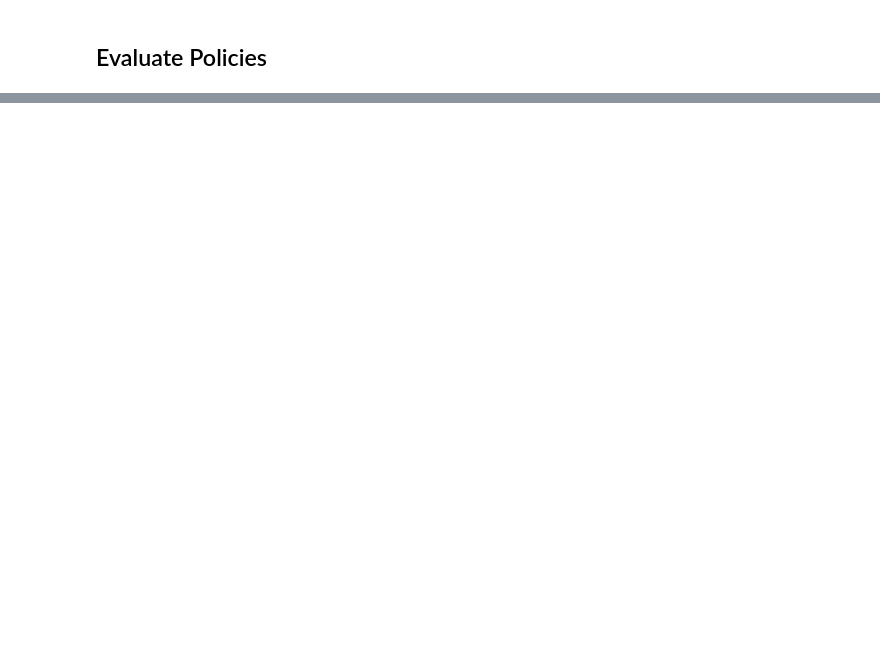
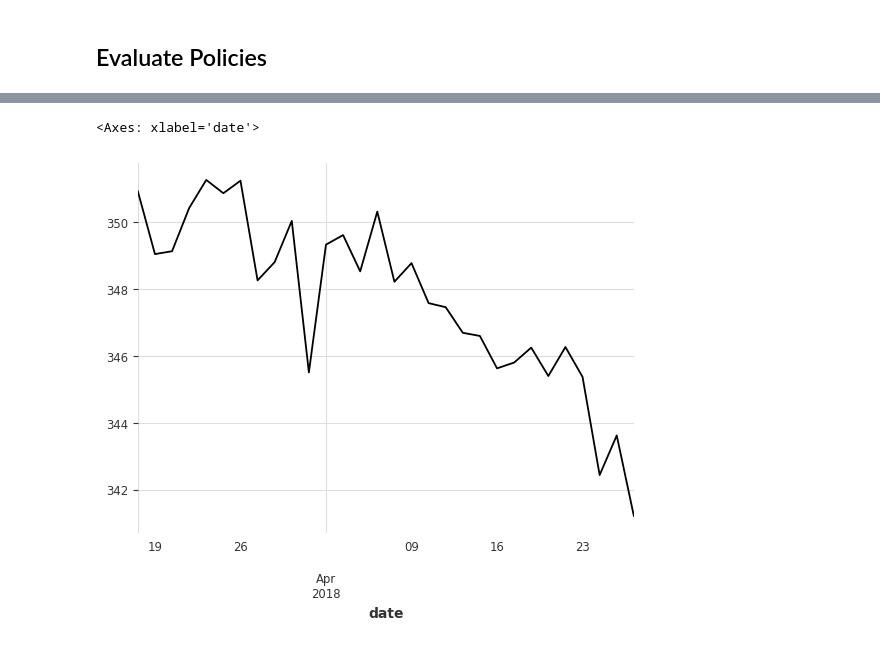
Before and after one commit to upadhyan/Portfolio-Changeover-Optimization, a Jupyter notebook: main.ipynb, the cells around one changed output, grey strips where cells are left out. Drawn from its saved outputs; the diff is of its cells as text; code cells hidden in the pictures; blank space fills up the shorter version.

```diff
--- a/main.ipynb
+++ b/main.ipynb
@@ -43,0 +115,5 @@ multi_sim.get_results()
+# %%
+exp.forecasts[0]['BIIB_76841'].plot()
+# %% [output]
+<Axes: xlabel='date'>
+[figure, added]
```
Also changed, not shown: parts of 11 cells of this notebook, 7 other files.
